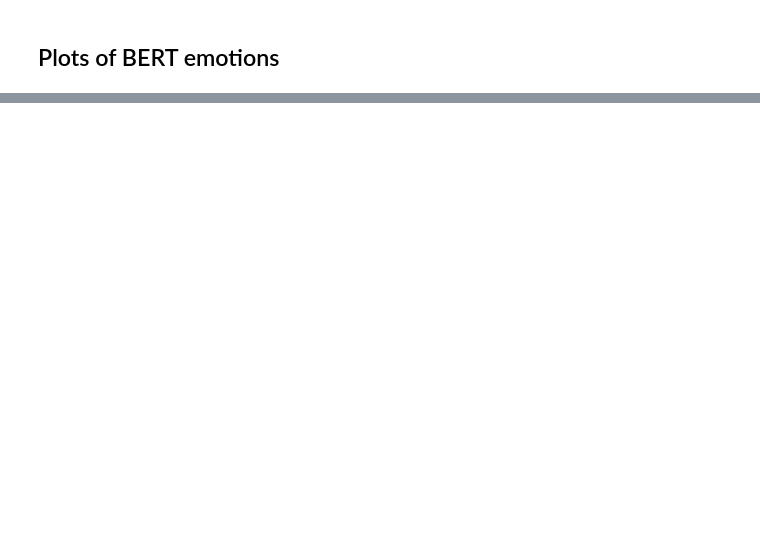
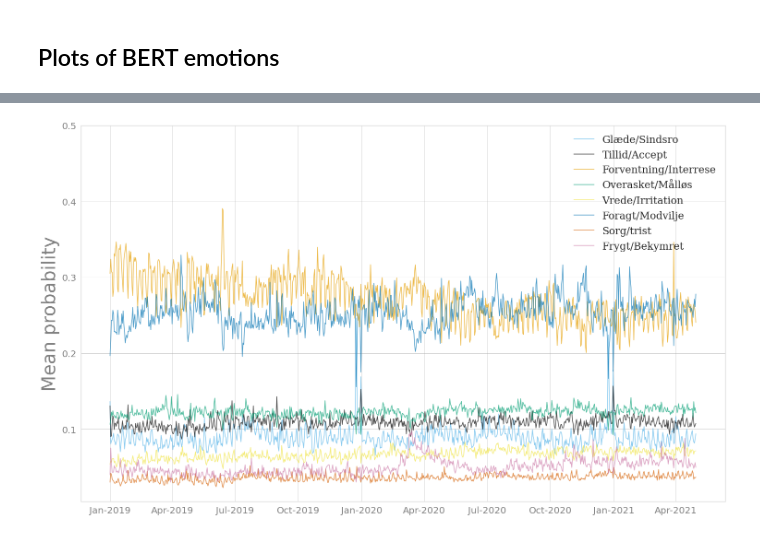
Before and after one commit to saraoe/emoDynamics, a Jupyter notebook: notebooks/plot_emotion_distr.ipynb, the cells around one changed output, grey strips where cells are left out. Saved outputs shown, nothing was run; the diff lists cells and outputs as text; code cells hidden in the pictures; blank space fills up the shorter version.

```diff
--- a/notebooks/plot_emotion_distr.ipynb
+++ b/notebooks/plot_emotion_distr.ipynb
@@ -19,7 +20,7 @@ def set_base_plot_settings(fontsize, if_palette):
 
     if if_palette:
         #          0 black      1 orange  2 L blue   3 green    4 L orange  5 D blue  6 D orange 7 purple
-        palette = ["#000000", "#E69F00", "#56B4E9", "#009E73", "#F0E442", "#0072B2", "#D55E00", "#CC79A7"]
+        palette = ["#56B4E9", "#000000", "#E69F00",  "#009E73", "#F0E442", "#0072B2", "#D55E00", "#CC79A7"]
     else:
         palette = 0
 
@@ -39,5 +40,16 @@ def set_late_plot_settings(if_dates):
         ax1.xaxis_date()
         date_form = mdates.DateFormatter("%b-%Y")
         ax1.xaxis.set_major_formatter(date_form)
+    plt.rcParams['font.family'] = 'DejaVu Serif'
+    return fig, ax1
 
-    return fig, ax1
+def get_emotion_distribution(emo: str, n: int=8):
+    '''
+    For transforming the BERT emotion distribution from a str to a list of floats
+    If there is no emotion distribution, it returns NaN
+    '''
+    if not isinstance(emo, str): # if emo == NaN
+        return emo
+    emo_list = re.split(r',\s+', emo[1:-1])[:n]
+    emo_list = list(map(lambda x: float(x), emo_list))
+    return emo_list
@@ -71,0 +56,3 @@ dates = [pd.to_datetime(date) for date in dates]
+# %%
+filename = os.path.join("..", "src", "idmdl", "tweets_emo_date_W3.csv")
+df = pd.read_csv(filename)
@@ -72,3 +82,7 @@ dates = [pd.to_datetime(date) for date in dates]
+# %%
+emo_lists = list(map(get_emotion_distribution,list(df["emo_prob"])))
+for i, label in enumerate(labels):
+    df[label] = [distribution[i] for distribution in emo_lists]
 # %%
 event_dict = {"first lockdown": dt.datetime(2020, 3, 11),
               "Queens speech": dt.datetime(2020, 3, 17),
@@ -91,0 +111,21 @@ event_dict = {"first lockdown": dt.datetime(2020, 3, 11),
+# %%
+fig, ax1, palette= set_base_plot_settings(20, True)
+plt.rcParams['font.family'] = 'DejaVu Serif'
+# palette = ["forestgreen", "goldenrod", "maroon"]
+
+for i, emotion in enumerate(labels):
+    plt.plot(df["date"], df[emotion], color = palette[i], label = labels[i], alpha=0.7)
+ax1.legend(loc='center left', bbox_to_anchor=(1, 0.5), facecolor="white")
+
+fig, ax1 = set_late_plot_settings(if_dates = True)
+# ax1.grid(alpha=0.8)
+plt.ylabel("Mean probability")
+plt.axis(ymax=0.5)
+frame = plt.legend(frameon=False).get_frame()
+frame.set_facecolor("white")
+# plt.savefig("fig/all_pol_events.png")
+plt.rcParams["legend.loc"] = "upper right"
+plt.rcParams['font.family'] = 'DejaVu Serif'
+plt.show()
+# %% [output]
+[figure, added]
```
Also changed, not shown: parts of 10 cells of this notebook, 1 other file.
